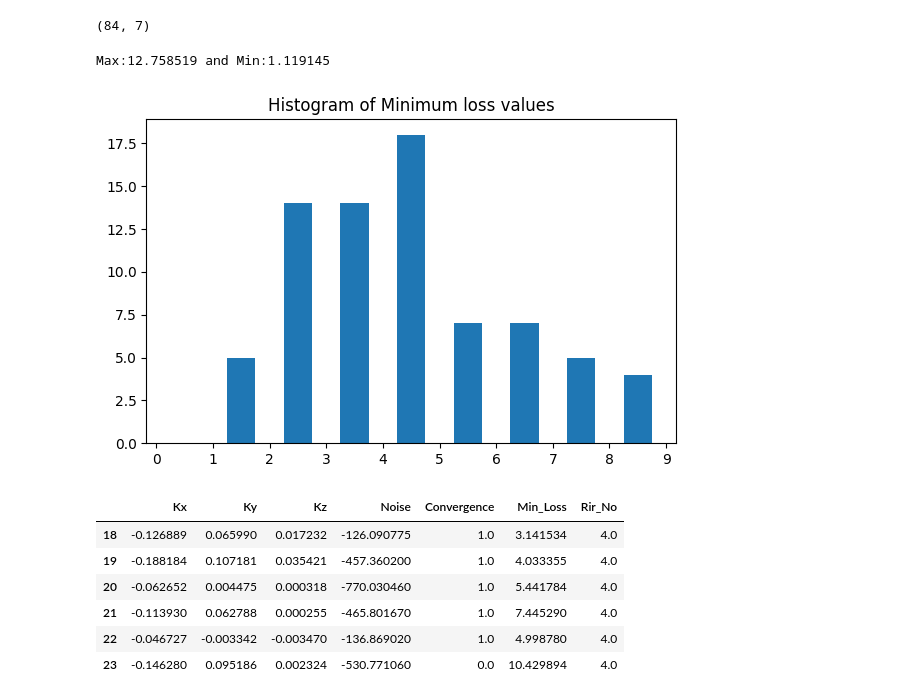
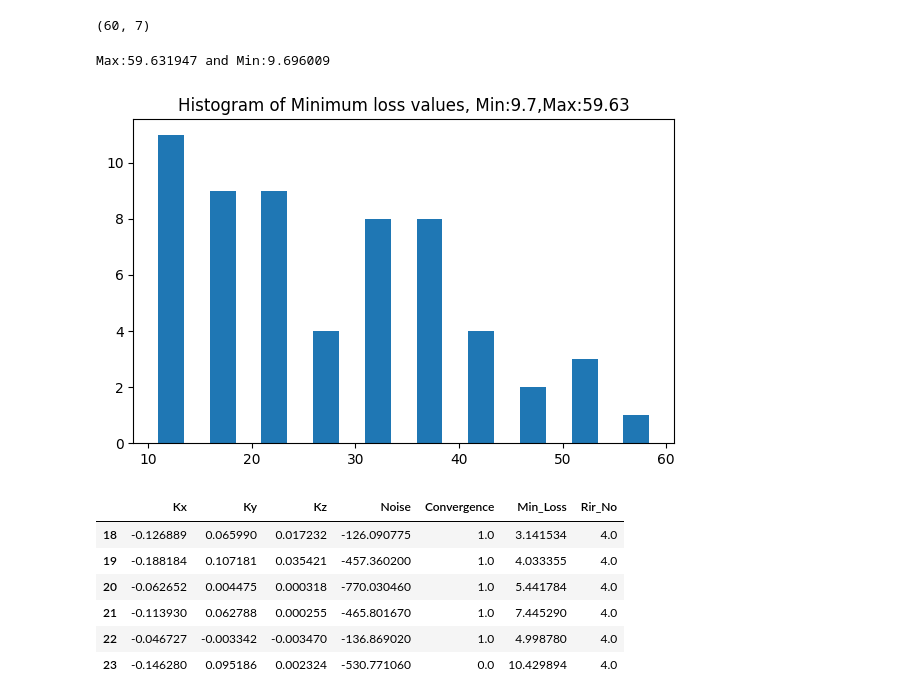
Before and after one commit to jeet-ss/ShoeboxEnergyDecay_PyTorch, a Jupyter notebook: testing.ipynb, the cells around one changed output. Cells and saved outputs as stored; diff of their text form; code cells hidden in the pictures.

```diff
--- a/testing.ipynb
+++ b/testing.ipynb
@@ -11,18 +9,24 @@ df = pd.read_csv('./real_room_0_1_K_values.txt', )
+# %%
+#df = pd.read_csv('./results/real_room_ir_0_None_K_values.txt', )
+#df = pd.read_csv('./results/ism_280_multi_low_0_None_K_values.txt', )
+df = pd.read_csv('./imgs/arni_MSELoss_0_10/real_room_ir_0_10_MSELoss_kValues.txt', )
 # %%
 df.shape
 # %% [output]
-(84, 7)
+(60, 7)
+# %%
+df.drop(df[df.Min_Loss > 1000].index, inplace=True)
 # %%
 print(f"Max:{df['Min_Loss'].max()} and Min:{df['Min_Loss'].min()}")
 plt.figure(figsize=(6,4))
-plt.hist(df['Min_Loss'], bins=np.arange(10), rwidth=0.5)
-plt.xticks(ticks=np.arange(10),  )
-plt.title('Histogram of Minimum loss values')
+plt.hist(df['Min_Loss'],  rwidth=0.5)
+#plt.xticks(ticks=np.arange(70),  )
+plt.title(f"Histogram of Minimum loss values, Min:{np.round(np.float64(df['Min_Loss'].min()),2)},Max:{np.round(np.float64(df['Min_Loss'].max()),2)}")
 plt.tight_layout()
 plt.show()
 # %% [output]
-Max:12.758519 and Min:1.119145
+Max:59.631947 and Min:9.696009
-[figure, old version]
+[figure, new version]
 # %%
 #df.rename(columns={'Rir No':'Rir_No'}, inplace=True)
 #df.to_csv('ism_14_0_14_K_values.txt', index=False)
```
Also changed, not shown: parts of 2 cells of this notebook, 4 other files.
